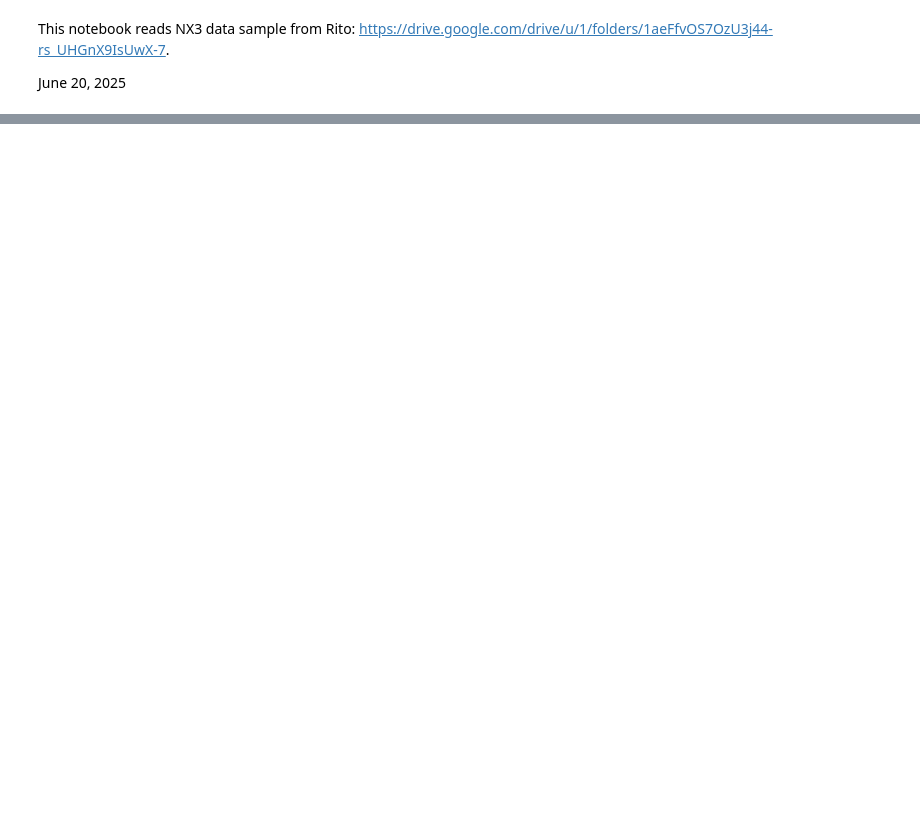
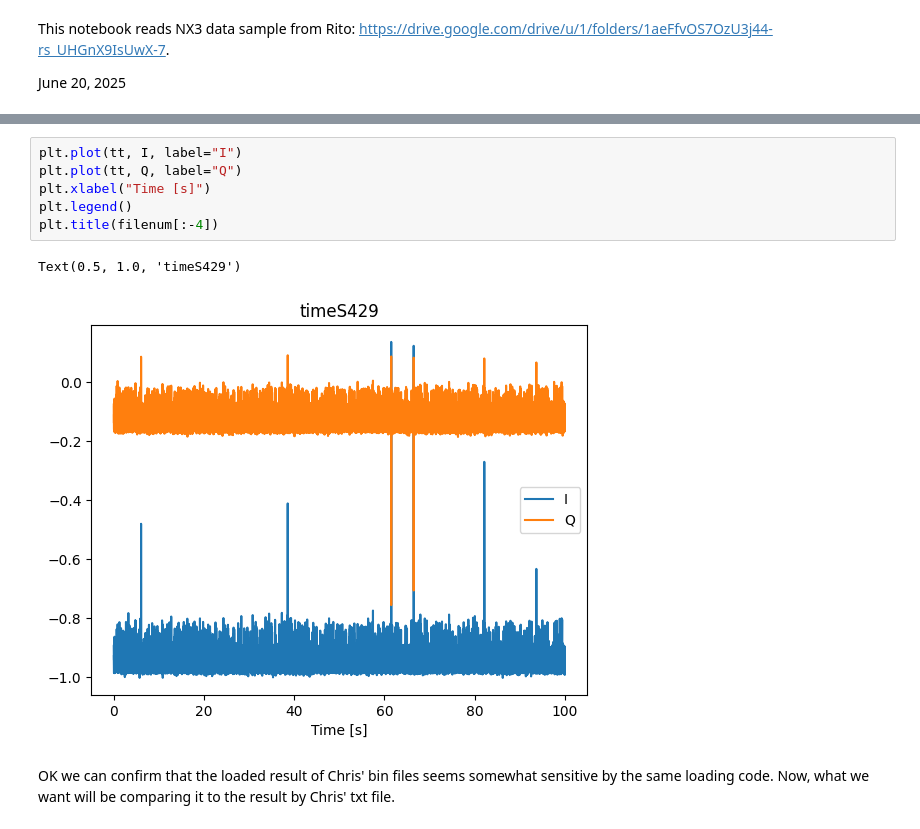
Before and after one commit to FaroutYLq/axioph, a Jupyter notebook: QUALIPHIDE/waveform_reader/read_nx3.ipynb, the cells around one changed output, grey strips where cells are left out. Cells and saved outputs as stored; diff of their text form; blank space fills up the shorter version.

```diff
--- a/QUALIPHIDE/waveform_reader/read_nx3.ipynb
+++ b/QUALIPHIDE/waveform_reader/read_nx3.ipynb
@@ -75,0 +108,11 @@ plt.legend()
+# %%
+plt.plot(tt, I, label="I")
+plt.plot(tt, Q, label="Q")
+plt.xlabel("Time [s]")
+plt.legend()
+plt.title(filenum[:-4])
+# %% [output]
+Text(0.5, 1.0, 'timeS429')
+[figure, added]
+# %% [markdown]
+OK we can confirm that the loaded result of Chris' bin files seems somewhat sensitive by the same loading code. Now, what we want will be comparing it to the result by Chris' txt file.
```
Also changed, not shown: parts of 11 cells of this notebook, 2 other files.
